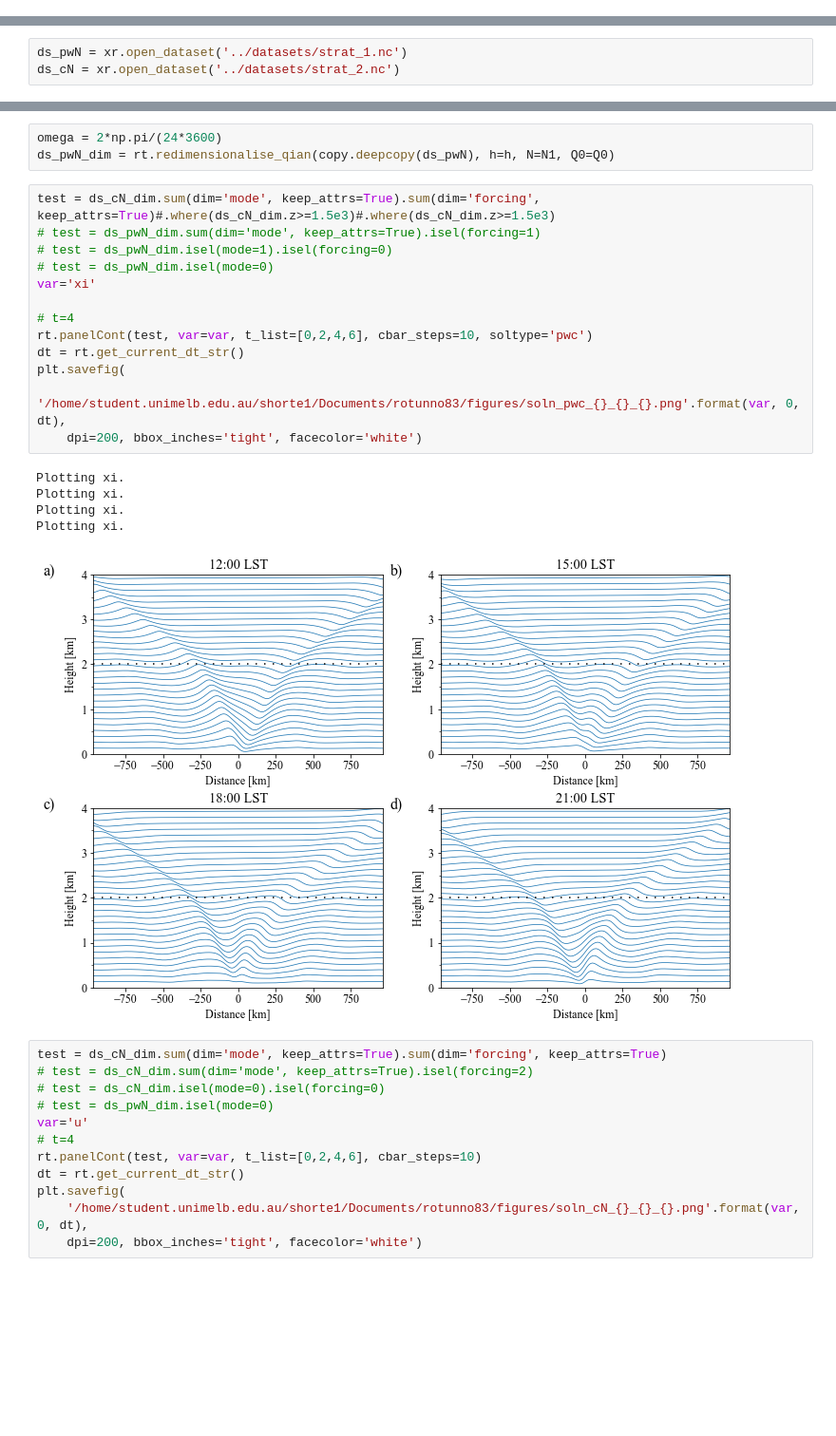
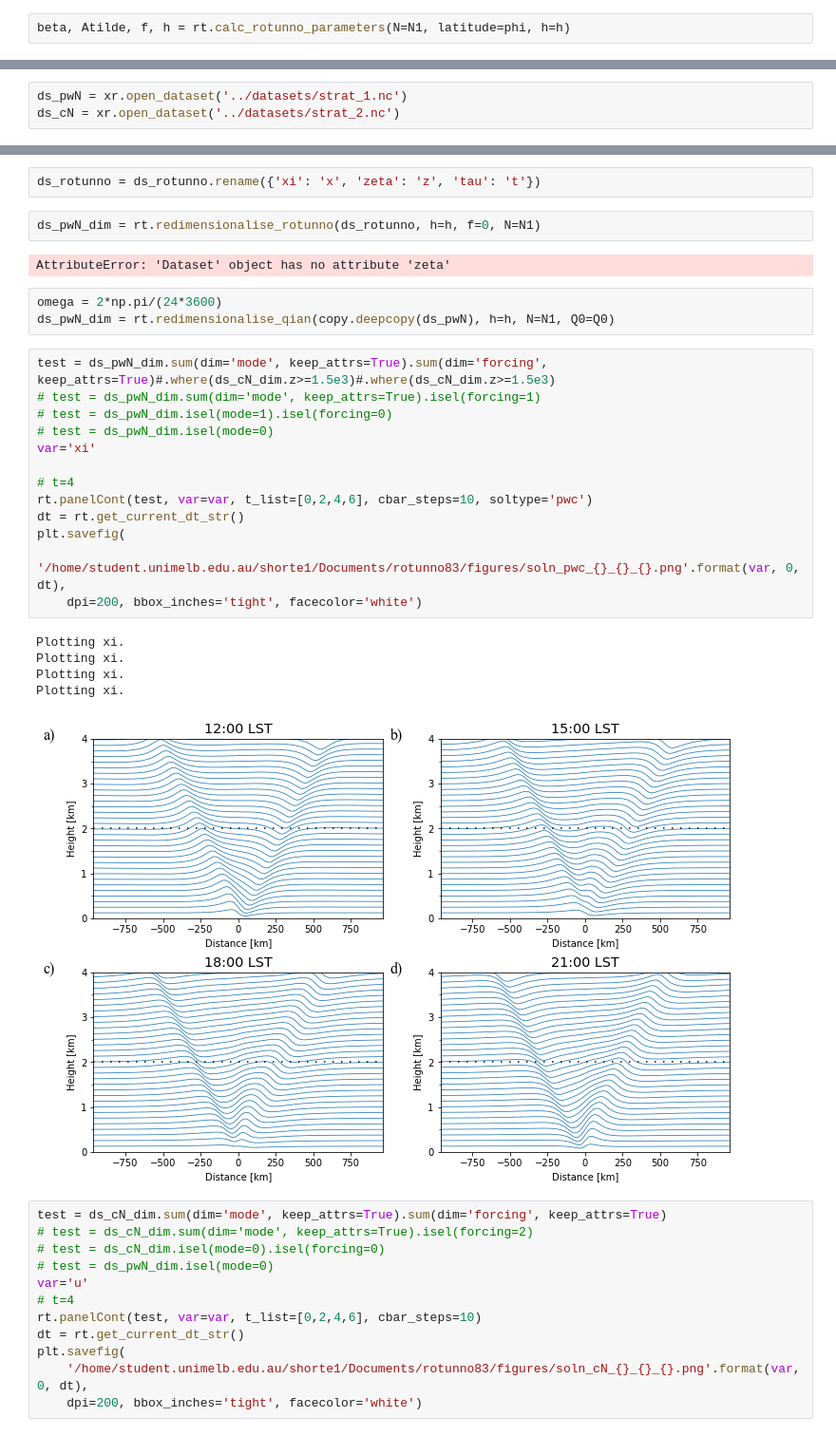
Before and after one commit to eshort0401/rotunno83, a Jupyter notebook: python_scripts/rotunno83.ipynb, the cells around one changed output, grey strips where cells are left out. Shown at 95% size. Saved outputs shown, nothing was run; the diff lists cells and outputs as text; blank space fills up the shorter version.

```diff
--- a/python_scripts/rotunno83.ipynb
+++ b/python_scripts/rotunno83.ipynb
@@ -129,3 +122,5 @@ L
+# %%
+beta, Atilde, f, h = rt.calc_rotunno_parameters(N=N1, latitude=phi, h=h)
 # %%
 # ds_rotunno = rt.solve_rotunno_case_two(xiN=61, zetaN=31, tauN=32, kN=1000,
 #                                        xi0=0.1, beta=beta, Atilde=Atilde)
@@ -265,25 +269,31 @@ ds_cN_dim = rt.redimensionalise_qian(copy.deepcopy(ds_cN), h=h, N=N1, Q0=Q0)
+# %%
+ds_rotunno = ds_rotunno.rename({'xi': 'x', 'zeta': 'z', 'tau': 't'})
+# %%
+ds_pwN_dim = rt.redimensionalise_rotunno(ds_rotunno, h=h, f=0, N=N1)
+# %% [output]
+AttributeError: 'Dataset' object has no attribute 'zeta'
 # %%
 omega = 2*np.pi/(24*3600)
 ds_pwN_dim = rt.redimensionalise_qian(copy.deepcopy(ds_pwN), h=h, N=N1, Q0=Q0)
 # %%
-test = ds_cN_dim.sum(dim='mode', keep_attrs=True).sum(dim='forcing', keep_attrs=True)#.where(ds_cN_dim.z>=1.5e3)#.where(ds_cN_dim.z>=1.5e3)
+test = ds_pwN_dim.sum(dim='mode', keep_attrs=True).sum(dim='forcing', keep_attrs=True)#.where(ds_cN_dim.z>=1.5e3)#.where(ds_cN_dim.z>=1.5e3)
 # test = ds_pwN_dim.sum(dim='mode', keep_attrs=True).isel(forcing=1)
 # test = ds_pwN_dim.isel(mode=1).isel(forcing=0)
 # test = ds_pwN_dim.isel(mode=0)
 var='xi'
 
 # t=4
 rt.panelCont(test, var=var, t_list=[0,2,4,6], cbar_steps=10, soltype='pwc')
 dt = rt.get_current_dt_str()
 plt.savefig(
     '/home/student.unimelb.edu.au/shorte1/Documents/rotunno83/figures/soln_pwc_{}_{}_{}.png'.format(var, 0, dt),
     dpi=200, bbox_inches='tight', facecolor='white')
 # %% [output]
 Plotting xi.
 Plotting xi.
 Plotting xi.
 Plotting xi.
-[figure, old version]
+[figure, new version]
 # %%
 test = ds_cN_dim.sum(dim='mode', keep_attrs=True).sum(dim='forcing', keep_attrs=True)
 # test = ds_cN_dim.sum(dim='mode', keep_attrs=True).isel(forcing=2)
```
Also changed, not shown: parts of 11 cells of this notebook, 9 other files.
